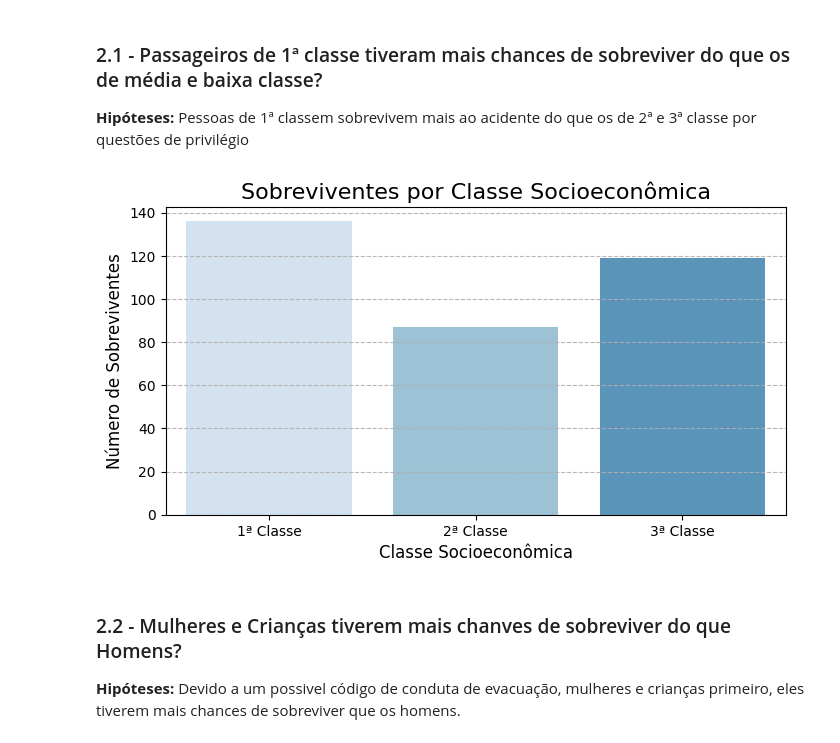
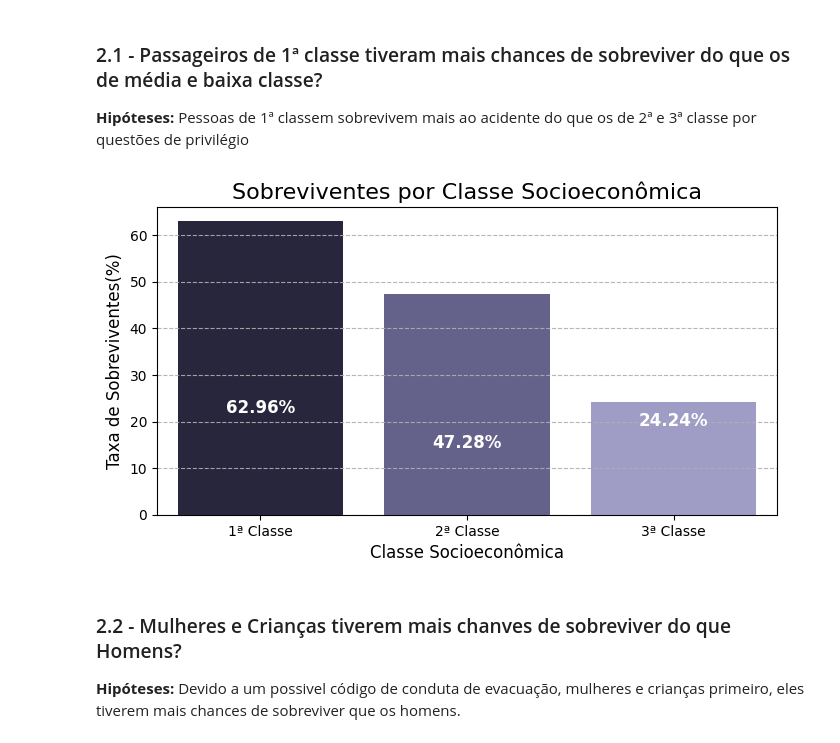
Before and after one commit to DaniellyR/avanti-bootcamp-cdd, a Jupyter notebook: notebooks/01-exploratory_data_analysis.ipynb, the cells around one changed output. Saved outputs shown, nothing was run; the diff lists cells and outputs as text; code cells hidden in the pictures.

```diff
--- a/notebooks/01-exploratory_data_analysis.ipynb
+++ b/notebooks/01-exploratory_data_analysis.ipynb
@@ -108,7 +108,7 @@ df.rename(columns = {
 }, inplace=True)
 
 #substituição dos valores pela descrição com replace
-df.replace ({'sobreviventes':{
+df.replace ({'Sobreviventes':{
         0: 'morto',
         1: 'vivo'
 }}, inplace=True)
@@ -380,54 +388,57 @@ Total de sobreviventes por grupo: 279
 # %%
 # Configurar o grafico
 figura = plt.figure(figsize=(8, 4))
-
-total_geral = 891
-total_class = total_sobreviventes_class
-percentual = (total_class / total_geral) * 100
-
-# Criar o gráfico de barras
-paleta_cores = sns.color_palette("Blues", 4)
 
 # Contar o número de sobreviventes por classe
 total_sobreviventes_1_classe = sobreviventes_1_classe.shape[0]
 total_sobreviventes_2_classe = sobreviventes_2_classe.shape[0]
 total_sobreviventes_3_classe = sobreviventes_3_classe.shape[0]
 
+
 # Criar um DataFrame com os totais
 dados_class = pd.DataFrame({
     'Classe': ['1ª Classe', '2ª Classe', '3ª Classe'],
-    'Total': [total_sobreviventes_1_classe, total_sobreviventes_2_classe, total_sobreviventes_3_classe]
+    'Total': [total_sobreviventes_1_classe, total_sobreviventes_2_classe, total_sobreviventes_3_classe],
+    'total_classe': [primeira_classe.shape[0], segunda_classe.shape[0], terceira_classe.shape[0]]
 })
+
+dados_class['Percentual'] = (dados_class['Total'] / dados_class['total_classe']) * 100
+#cor
+palette_platform_cubehelix = sns.cubehelix_palette(start=3,rot=0,reverse=True,  n_colors=4)
 
 grafico1 = sns.barplot(
     data=dados_class,
     x='Classe',
-    y='Total',
+    y='Percentual',
     hue = 'Classe',
-    palette=paleta_cores
+    palette=palette_platform_cubehelix
 )
-
-# grafico = sns.countplot(
-#     data=dados_class,
-#     x='Classe',
-#     palette=paleta_cores,
-#     hue = 'Status socioeconômico',
-#     order=df['Status socioeconômico']
-# )
 
 grafico1.set_title("Sobreviventes por Classe Socioeconômica", fontsize=16)
 grafico1.set_xlabel("Classe Socioeconômica", fontsize=12)
-grafico1.set_ylabel("Número de Sobreviventes", fontsize=12)
+grafico1.set_ylabel("Taxa de Sobreviventes(%)", fontsize=12)
 
 grafico1.set_xticks([0, 1, 2])
 grafico1.set_xticklabels(["1ª Classe", "2ª Classe", "3ª Classe"])
 
 # Adicionar linhas de fundo
 grafico1.grid(True, axis='y', linestyle='--', alpha=0.9)
 
+for index, row in dados_class.iterrows():
+    grafico1.text(
+        x=index,
+        y=row['Total'] /6.5,  # Coloca o texto no meio da barra
+        s=f"{row['Percentual']:.2f}%",
+        ha='center',  # Alinhamento horizontal
+        va='bottom',  # Alinhamento vertical
+        fontsize=12,
+        color='white',  # Cor do texto
+        weight='bold'  # Deixa o texto em negrito
+    )
+
 plt.show()
 # %% [output]
-[figure, old version]
+[figure, new version]
 # %% [markdown]
 ### 2.2 - Mulheres e Crianças tiverem mais chanves de sobreviver do que Homens?
 
```
Also changed, not shown: parts of 11 cells of this notebook.
